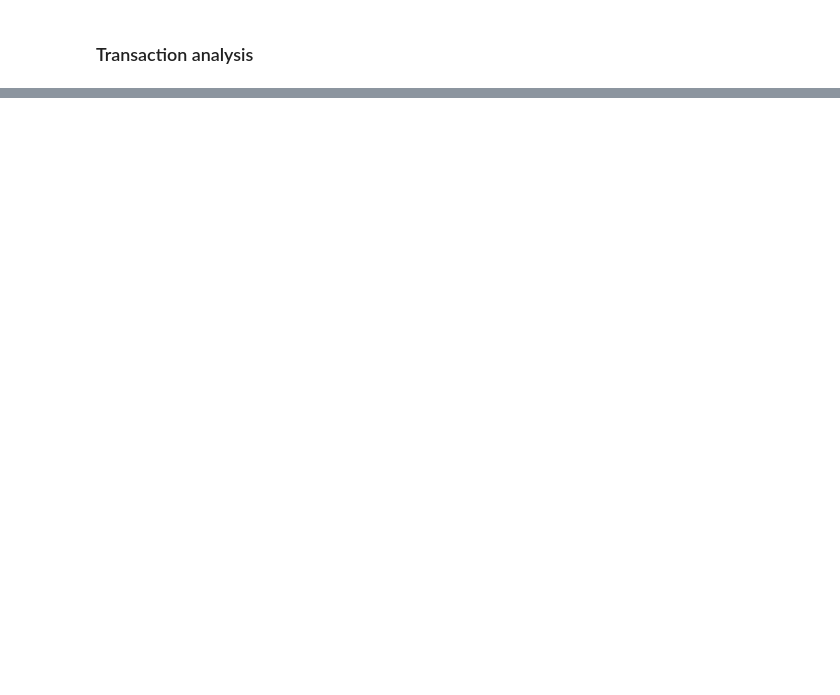
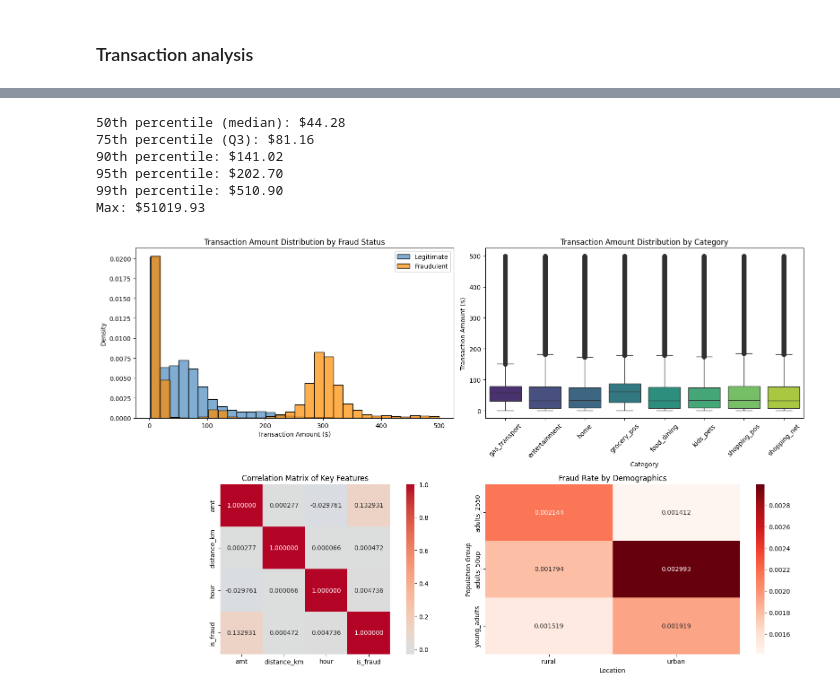
Before and after one commit to lcabrp/card_transactions_analysis, a Jupyter notebook: 02_analysis.ipynb, the cells around one changed output, grey strips where cells are left out. Cells and saved outputs as stored; diff of their text form; code cells hidden in the pictures; blank space fills up the shorter version.

```diff
--- a/02_analysis.ipynb
+++ b/02_analysis.ipynb
@@ -501,0 +394,71 @@ plt.show()
+# %%
+# Gathering fraud and legitimate transaction amounts
+fraud_data = transactions_df[transactions_df['is_fraud'] == 1]['amt']
+legit_data = transactions_df[transactions_df['is_fraud'] == 0]['amt']
+
+# Trying to find a reasonable upper limit for visualization
+print(f"50th percentile (median): ${transactions_df['amt'].quantile(0.50):.2f}")
+print(f"75th percentile (Q3): ${transactions_df['amt'].quantile(0.75):.2f}")
+print(f"90th percentile: ${transactions_df['amt'].quantile(0.90):.2f}")
+print(f"95th percentile: ${transactions_df['amt'].quantile(0.95):.2f}")
+print(f"99th percentile: ${transactions_df['amt'].quantile(0.99):.2f}")
+print(f"Max: ${transactions_df['amt'].max():.2f}")
+# %% [output]
+50th percentile (median): $44.28
+75th percentile (Q3): $81.16
+90th percentile: $141.02
+95th percentile: $202.70
+99th percentile: $510.90
+Max: $51019.93
+# %%
+# Limit to reasonable range for better visualization
+upper_limit = 500
+fraud_data_limited = fraud_data[fraud_data <= upper_limit]
+legit_data_limited = legit_data[legit_data <= upper_limit]
+# %%
+# Enhanced visualizations using seaborn for better statistical plots
+fig, axes = plt.subplots(2, 2, figsize=(16, 10))
+
+# Transaction amount distribution by fraud status using seaborn
+
+sns.histplot(legit_data_limited, bins=30, alpha=0.7, color=color_blue,
+             label='Legitimate', ax=axes[0,0], stat='density')
+sns.histplot(fraud_data_limited, bins=30, alpha=0.7, color=color_orange,
+             label='Fraudulent', ax=axes[0,0], stat='density')
+axes[0,0].set_title('Transaction Amount Distribution by Fraud Status')
+axes[0,0].set_xlabel('Transaction Amount ($)')
+axes[0,0].set_ylabel('Density')
+axes[0,0].legend()
+
+# Box plot of transaction amounts by category (top 8 categories)
+top_categories = transactions_df['category'].value_counts().head(8).index
+category_data = transactions_df[transactions_df['category'].isin(top_categories)]
+category_data_limited = category_data[category_data['amt'] <= upper_limit]  # Limit for better visualization
+
+sns.boxplot(data=category_data_limited, x='category', y='amt', ax=axes[0,1], hue = 'category', palette='viridis')
+axes[0,1].set_title('Transaction Amount Distribution by Category')
+axes[0,1].set_xlabel('Category')
+axes[0,1].set_ylabel('Transaction Amount ($)')
+axes[0,1].tick_params(axis='x', rotation=45)
+
+# Correlation heatmap of numerical features
+numerical_cols = ['amt', 'distance_km', 'hour', 'is_fraud']
+correlation_matrix = transactions_df[numerical_cols].corr()
+
+sns.heatmap(correlation_matrix, annot=True, cmap='coolwarm', center=0, fmt='.6f',
+            square=True, ax=axes[1,0])
+axes[1,0].set_title('Correlation Matrix of Key Features')
+
+# Fraud rate by population group and location
+fraud_by_demo = transactions_df.groupby(['pop_group', 'location'])['is_fraud'].mean().reset_index()
+fraud_pivot = fraud_by_demo.pivot(index='pop_group', columns='location', values='is_fraud')
+
+sns.heatmap(fraud_pivot, annot=True, fmt='.6f', cmap='Reds', ax=axes[1,1])
+axes[1,1].set_title('Fraud Rate by Demographics')
+axes[1,1].set_xlabel('Location')
+axes[1,1].set_ylabel('Population Group')
+
+plt.tight_layout()
+plt.show()
+# %% [output]
+[figure, added]
```
Also changed, not shown: parts of 22 cells of this notebook, 5 other files.
